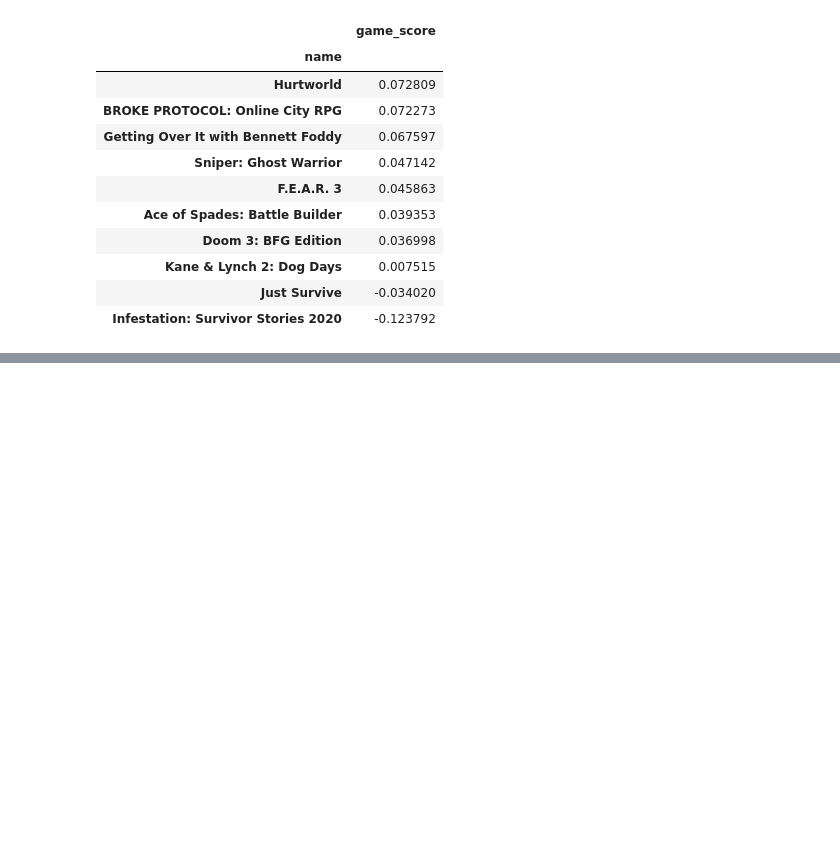
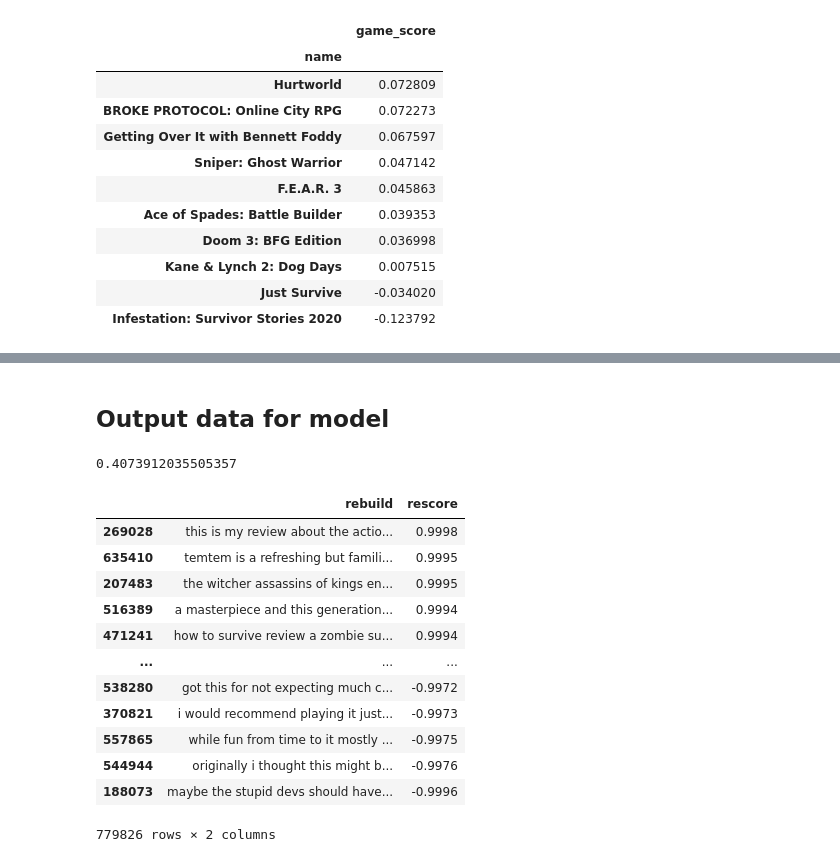
Before and after one commit to gibsongGH/SteamGameRecommender, a Jupyter notebook: notebooks/2_EDA.ipynb, the cells around one changed output, grey strips where cells are left out. Drawn from its saved outputs; the diff is of its cells as text; code cells hidden in the pictures; blank space fills up the shorter version.

```diff
--- a/notebooks/2_EDA.ipynb
+++ b/notebooks/2_EDA.ipynb
@@ -881,0 +969,28 @@ game_score.to_csv("game_score.csv")
+# %%
+# replace negative games words with neutral nonsense word
+
+def replace_game_words(row):
+    my_list = row['words']
+    keep_words = ['zabs' if w in neg_game_words else w for w in my_list]
+    return (keep_words)
+
+reviews_100up['words'] = reviews_100up.apply(replace_game_words, axis=1)
+# %%
+# put the review string back together
+
+def rebuild_string(row):
+    my_list = row['words']
+    str_join = " ".join(str(w) for w in my_list)
+    return str_join
+
+reviews_100up['rebuild'] = reviews_100up.apply(rebuild_string, axis=1)
+# %%
+# rescore sentiment for new mean
+
+def sentiment3(row):
+    review = row['rebuild']
+    sa_dict = sa.polarity_scores(review)
+    return sa_dict['compound']
+
+reviews_100up['rescore'] = reviews_100up.apply(sentiment3, axis=1)
+reviews_100up.rescore.mean()
@@ -881,0 +1030,32 @@ game_score.to_csv("game_score.csv")
+# %% [markdown]
+## Output data for model
+# %%
+# replace "bad guy" with nonsense word
+
+def bad_guy(row):
+    str = row['rebuild']
+    new_string = str.replace("bad guy", "zab")
+    #new_string = re.sub('[^a-zA-Z]', ' ', row['clean'])
+    return new_string
+
+reviews_100up['rebuild'] = reviews_100up.apply(bad_guy, axis=1)
+reviews_100up['rescore'] = reviews_100up.apply(sentiment3, axis=1)
+reviews_100up.rescore.mean()
+# %% [output]
+0.4073912035505357
+# %%
+reviews_100up[['rebuild', 'rescore']].sort_values(by='rescore', ascending = False)
+# %% [output]
+|  | rebuild | rescore |
+| 269028 | this is my review about the actio... | 0.9998 |
+| 635410 | temtem is a refreshing but famili... | 0.9995 |
+| 207483 | the witcher assassins of kings en... | 0.9995 |
+| 516389 | a masterpiece and this generation... | 0.9994 |
+| 471241 | how to survive review a zombie su... | 0.9994 |
+| ... | ... | ... |
+| 538280 | got this for not expecting much c... | -0.9972 |
+| 370821 | i would recommend playing it just... | -0.9973 |
+| 557865 | while fun from time to it mostly ... | -0.9975 |
+| 544944 | originally i thought this might b... | -0.9976 |
+| 188073 | maybe the stupid devs should have... | -0.9996 |
+779826 rows × 2 columns
```
Also changed, not shown: parts of 80 cells of this notebook, 1 other file.
